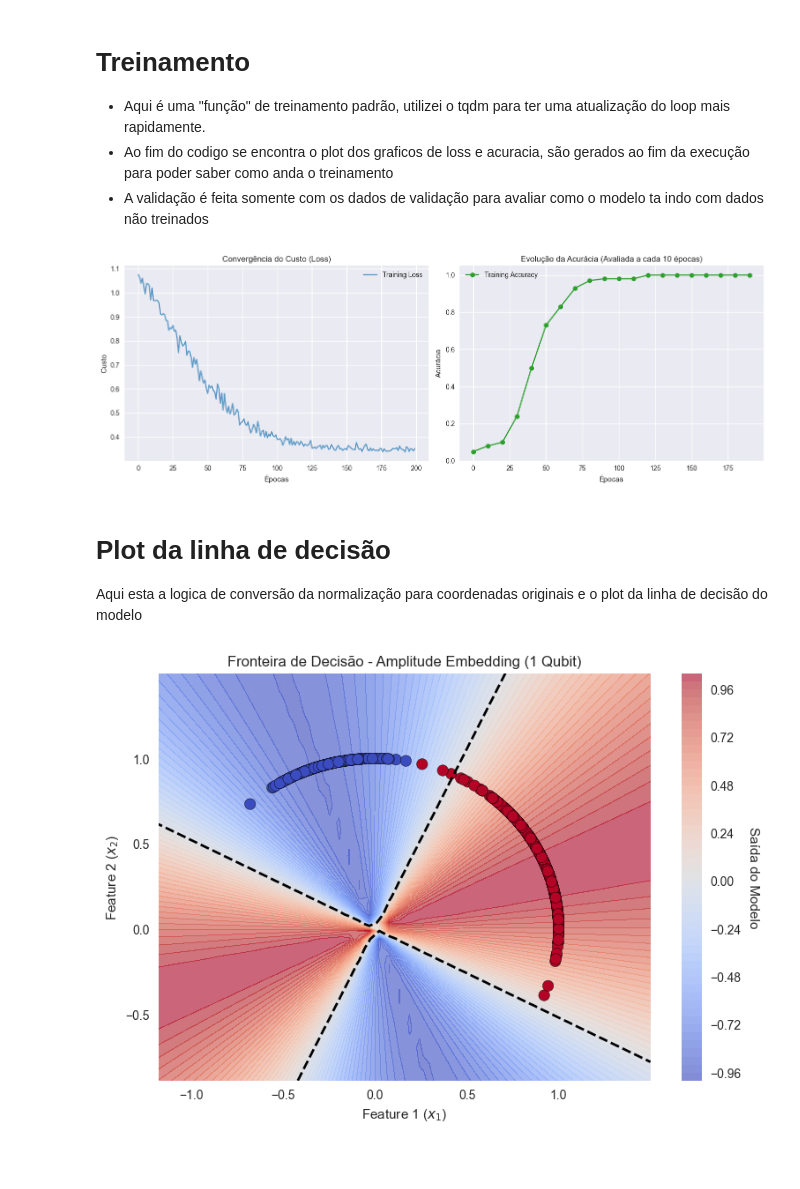
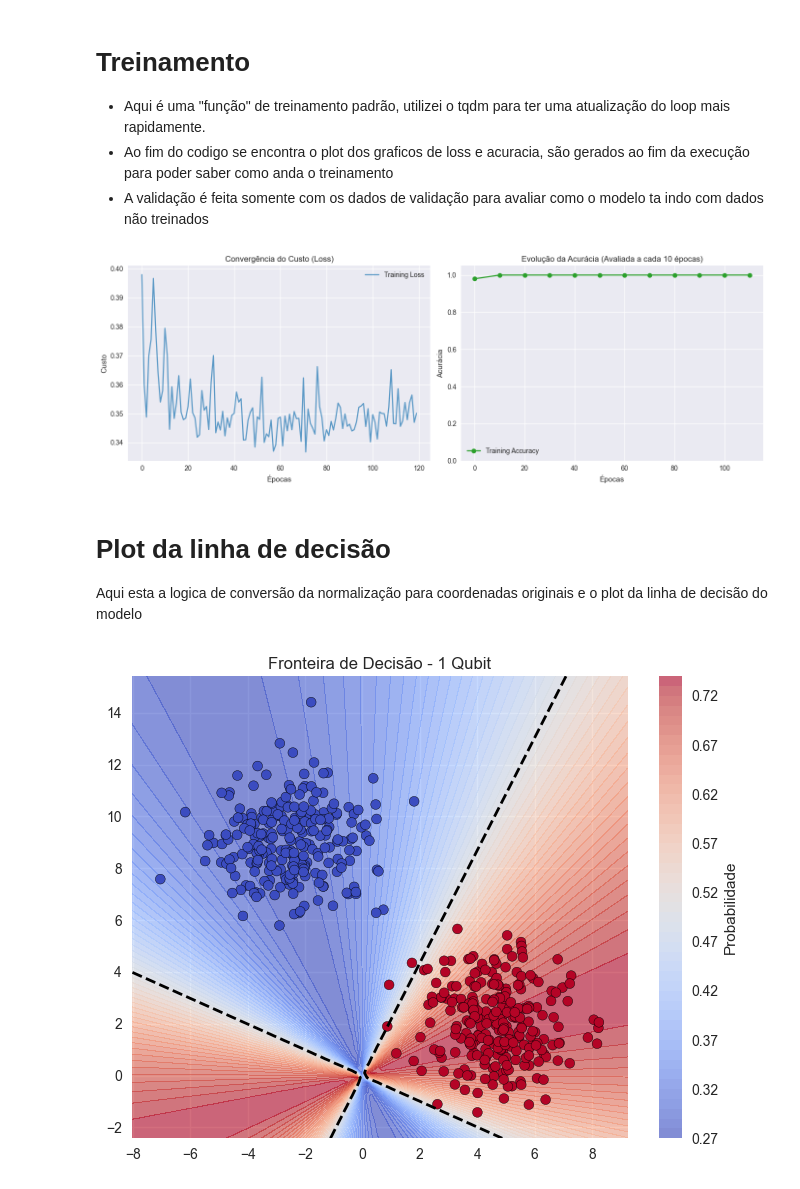
Before and after one commit to JairoGonzaga/Laciq_PS, a Jupyter notebook: Baseline - Blobs/Blobs.ipynb, the cells around one changed output. Saved outputs shown, nothing was run; the diff lists cells and outputs as text; code cells hidden in the pictures; blank space fills up the shorter version.

```diff
--- a/Baseline - Blobs/Blobs.ipynb
+++ b/Baseline - Blobs/Blobs.ipynb
@@ -117,12 +117,12 @@ plt.show()
 - Precisei normalizar os dados para poder passar no amplitude embedding sem perder a noção de posição dos blobs.
 - Além disso, fiz uma separação entre dado de validação e treinamento para execução da seguinte celula
 # %%
-X = X / np.linalg.norm(X, axis=1, keepdims=True)
+X_norm = X / np.linalg.norm(X, axis=1, keepdims=True)
 y = y.astype(float)
 from sklearn.model_selection import train_test_split
 
 X_train, X_val, y_train, y_val = train_test_split(
-    X, y, test_size=0.2, random_state=42
+    X_norm, y, test_size=0.2, random_state=42
 )
 # %% [markdown]
 # Treinamento
@@ -137,7 +145,7 @@ loss_history = []
 acc_history = []
 epochs_x = []
 
-epochs = 200
+epochs = 120
 batch_size = 80
 
 pbar = tqdm(range(epochs), desc="Treinando")
@@ -155,14 +163,6 @@ for it in pbar:
     loss_history.append(float(current_cost))
 
     if it % 10 == 0:
-        def predict_proba(X, weights, bias):
-            raw = [circuito(weights, x) + bias for x in X]
-            raw = qml.math.stack(raw)
-            return 1 / (1 + qml.math.exp(-raw))
-        def predict(X, weights, bias):
-            probs = predict_proba(X, weights, bias)
-            return (probs >= 0.5).astype(int)
-
         predictions = predict(X_val, weights, bias)
 
         current_acc = accuracy(y_val, predictions)
@@ -196,46 +196,35 @@ ax2.legend()
 plt.tight_layout()
 plt.show()
 # %% [output]
-[figure, old version]
+[figure, new version]
 # %% [markdown]
 # Plot da linha de decisão
 Aqui esta a logica de conversão da normalização para coordenadas originais e o plot da linha de decisão do modelo
 # %%
-res = 50
-x_vals = np.linspace(X[:,0].min() - 0.5, X[:,0].max() + 0.5, res)
-y_vals = np.linspace(X[:,1].min() - 0.5, X[:,1].max() + 0.5, res)
+# 1. Definição do Grid (Resolução 100 é o equilíbrio perfeito entre beleza e velocidade)
+res = 100
+x_vals = np.linspace(X[:, 0].min() - 1, X[:, 0].max() + 1, res)
+y_vals = np.linspace(X[:, 1].min() - 1, X[:, 1].max() + 1, res)
 xx, yy = np.meshgrid(x_vals, y_vals)
-grid_points = np.c_[xx.ravel(), yy.ravel()]
-Z = []
-for x in grid_points:
-    norma = np.linalg.norm(x)
-    x_norm = x / norma if norma > 1e-10 else np.array([1.0, 0.0])
 
-    prediction = circuito(weights, x_norm) + bias
-    Z.append(prediction)
+# 2. Preparação dos Dados (Vetorizado)
+grid_2d = np.c_[xx.ravel(), yy.ravel()]
+# Normalização em lote: evita o loop for e calcula tudo de uma vez
+norms = np.linalg.norm(grid_2d, axis=1, keepdims=True)
+grid_norm = grid_2d / np.where(norms > 1e-10, norms, 1.0)
 
-Z = np.array(Z).reshape(xx.shape)
+# 3. Predição e Reshape
+# Aqui chamamos o modelo uma única vez para todos os pontos do grid
+Z = predict_proba(grid_norm, weights, bias).reshape(xx.shape)
 
-plt.figure(figsize=(9, 6))
+# 4. Plotagem
+plt.figure(figsize=(8, 6))
+plt.contourf(xx, yy, Z, levels=50, cmap="coolwarm", alpha=0.6)
+plt.colorbar(label="Probabilidade")
+plt.contour(xx, yy, Z, levels=[0.5], colors="black", linewidths=2, linestyles="--") # Linha de decisão
+plt.scatter(X[:, 0], X[:, 1], c=y, cmap="coolwarm", edgecolors="k", s=50)
 
-contour = plt.contourf(xx, yy, Z, levels=50, cmap="coolwarm", alpha=0.6)
-cbar = plt.colorbar(contour)
-cbar.set_label("Saída do Modelo", rotation=270, labelpad=15)
-
-plt.contour(xx, yy, Z, levels=[0.0], colors="black", linewidths=2, linestyles="dashed")
-
-plt.scatter(
-    X[:, 0], X[:, 1],
-    c=y,
-    cmap="coolwarm",
-    edgecolors="k",
-    s=80
-)
-
-plt.xlabel("Feature 1 ($x_1$)")
-plt.ylabel("Feature 2 ($x_2$)")
-plt.title("Fronteira de Decisão - Amplitude Embedding (1 Qubit)")
-plt.grid(True, linestyle='--', alpha=0.3)
+plt.title("Fronteira de Decisão - 1 Qubit")
 plt.show()
 # %% [output]
-[figure, old version]
+[figure, new version]
```
Also changed, not shown: parts of 1 cell of this notebook, 3 other files.
